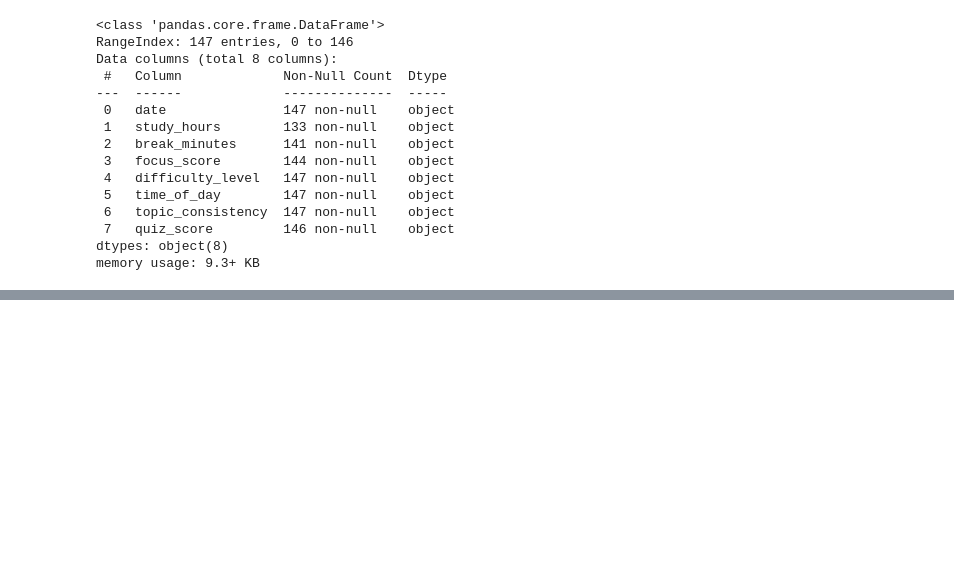
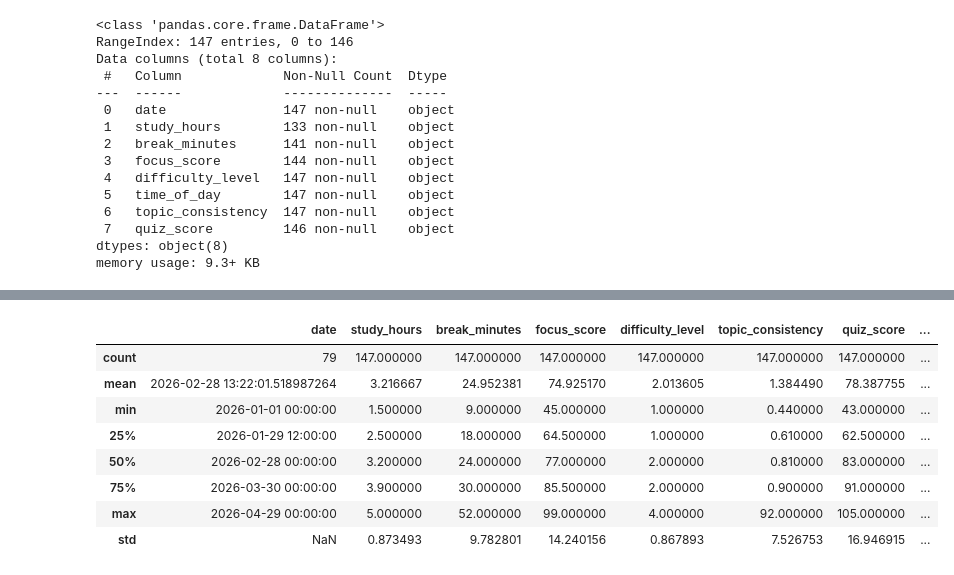
Before and after one commit to Manav-jit/Smart-Study-Drift-Detector, a Jupyter notebook: model.ipynb, the cells around one changed output, grey strips where cells are left out. Saved outputs shown, nothing was run; the diff lists cells and outputs as text; code cells hidden in the pictures; blank space fills up the shorter version.

```diff
--- a/model.ipynb
+++ b/model.ipynb
@@ -42,52 +53,32 @@ memory usage: 9.3+ KB
 # %%
-#  converting study_hours,break_minutes,focus_score ,topic_consistency	,quiz_score to numeric types
-numeric_columns = ['study_hours', 'break_minutes', 'focus_score','topic_consistency', 'quiz_score']
-for col in numeric_columns:
-    df[col] = pd.to_numeric(df[col], errors='coerce')
+# Convert numerics
+numeric_cols = ['study_hours', 'break_minutes', 'focus_score', 'topic_consistency', 'quiz_score']
+for col in numeric_cols:
+    if col in df.columns:
+        df[col] = pd.to_numeric(df[col], errors='coerce')
 
-# coverting  difficulty_level and time_of_day to string type
-df['difficulty_level'] = df['difficulty_level'].astype(str)
-df['time_of_day'] = df['time_of_day'].astype(str)
+# Fill NaNs with medians
+for col in numeric_cols:
+    if col in df.columns:
+        df[col] = df[col].fillna(df[col].median())
 
-# converting date column to datetime type
-df['date'] = pd.to_datetime(df['date'], errors='coerce')
+# Clean difficulty_level
+if 'difficulty_level' in df.columns:
+    df['difficulty_level'] = df['difficulty_level'].astype(str).str.lower().str.strip()
+    diff_map = {'low': 1, 'medium': 2, 'mid': 2, 'med': 2, 'high': 3, 'very high': 4}
+    df['difficulty_level'] = df['difficulty_level'].map(diff_map).fillna(2)  # default medium
+
+# Time category
+if 'time_of_day' in df.columns:
+    df['time_category'] = np.where(df['time_of_day'].str.contains('night', na=False), 1, 0)
+
+# Sort by date
+if 'date' in df.columns:
+    df['date'] = pd.to_datetime(df['date'], errors='coerce')
+    df = df.sort_values('date').reset_index(drop=True)
 
 
-# filling missing values in study_hours,break_minutes,focus_score,topic_consistency,quiz_score
-# used median for break_minutes and topic_consistency and quiz_score to reduce the effect of outliers
-# used mean for study_hours and focus_score
-df['study_hours'].fillna(df['study_hours'].mean(), inplace=True)
-df['break_minutes'].fillna(df['break_minutes'].median(), inplace=True)
-df['focus_score'].fillna(df['focus_score'].mean(), inplace=True)
-df['topic_consistency'].fillna(df['topic_consistency'].median(), inplace=True)
-df['quiz_score'].fillna(df['quiz_score'].median(), inplace=True)
-
-# encoding difficulty_level
-df['difficulty_level'] = (
-    df['difficulty_level']
-    .astype(str)
-    .str.lower()
-    .str.strip()
-)
-
-
-difficulty_map = {
-    'low': 1,
-    'medium': 2,
-    'mid': 2,
-    'med' : 2,
-    'high': 3,
-    'very high': 4
-}
-
-df['difficulty_level'] = df['difficulty_level'].map(difficulty_map)
-
-
-# converting time_of_day to lower case and stripping whitespace
-df['time_of_day'] = (
-    df['time_of_day']
-    .astype(str)
-    .str.lower()
-    .str.strip()
-)
+print(df[numeric_cols + ['difficulty_level', 'time_category']].isnull().sum())
+display(df.head())
+df.describe()
 # %% [output]
@@ -110,0 +99,9 @@ For example, when doing 'df[col].method(value, inplace=True)', try using 'df.met
+|  | date | study_hours | break_minutes | focus_score | difficulty_level | topic_consistency | quiz_score | ... |
+| count | 79 | 147.000000 | 147.000000 | 147.000000 | 147.000000 | 147.000000 | 147.000000 | ... |
+| mean | 2026-02-28 13:22:01.518987264 | 3.216667 | 24.952381 | 74.925170 | 2.013605 | 1.384490 | 78.387755 | ... |
+| min | 2026-01-01 00:00:00 | 1.500000 | 9.000000 | 45.000000 | 1.000000 | 0.440000 | 43.000000 | ... |
+| 25% | 2026-01-29 12:00:00 | 2.500000 | 18.000000 | 64.500000 | 1.000000 | 0.610000 | 62.500000 | ... |
+| 50% | 2026-02-28 00:00:00 | 3.200000 | 24.000000 | 77.000000 | 2.000000 | 0.810000 | 83.000000 | ... |
+| 75% | 2026-03-30 00:00:00 | 3.900000 | 30.000000 | 85.500000 | 2.000000 | 0.900000 | 91.000000 | ... |
+| max | 2026-04-29 00:00:00 | 5.000000 | 52.000000 | 99.000000 | 4.000000 | 92.000000 | 105.000000 | ... |
+| std | NaN | 0.873493 | 9.782801 | 14.240156 | 0.867893 | 7.526753 | 16.946915 | ... |
```
Also changed, not shown: parts of 11 cells of this notebook.
